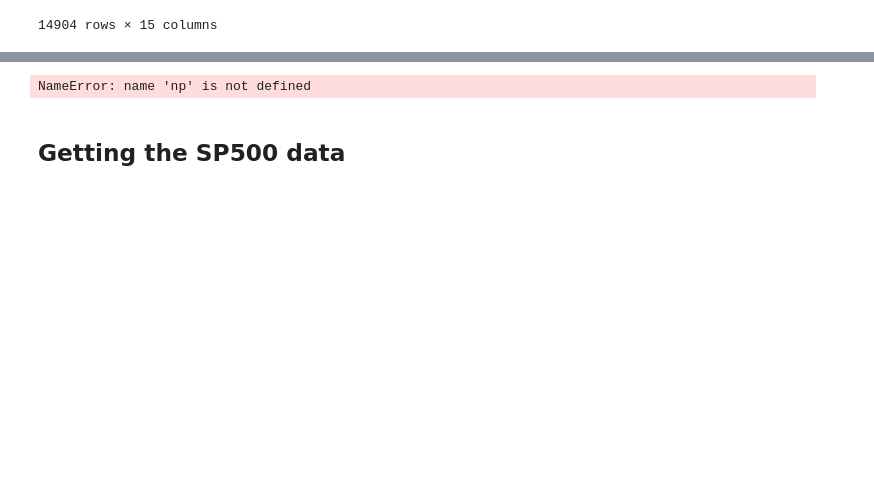
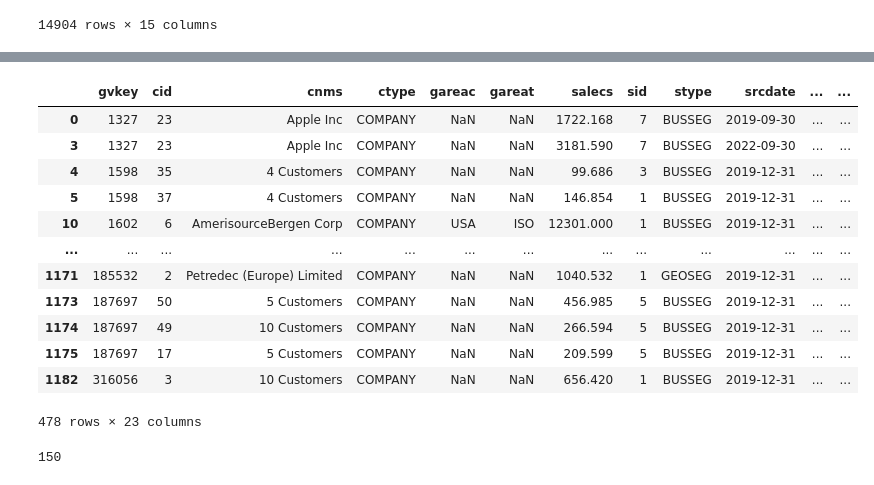
Before and after one commit to JerseyK/Final-Project_Sunset, a Jupyter notebook: data.ipynb, the cells around one changed output, grey strips where cells are left out. Saved outputs shown, nothing was run; the diff lists cells and outputs as text; code cells hidden in the pictures; blank space fills up the shorter version.

```diff
--- a/data.ipynb
+++ b/data.ipynb
@@ -64,0 +77,9 @@ merged
+# %%
+comp3 = comp3.rename(columns = {'cik': 'CIK'})
+merged = comp3.merge(sp500, on='CIK', how = 'inner')
+merged
+# %%
+#looking at the dates - see there is a filing in every month...
+merged['date'] = pd.to_datetime(merged['srcdate'])
+dates = merged.sort_values(by='srcdate')
+print(dates['srcdate'])
@@ -65,8 +99,31 @@ merged
+# %%
+start_date = '2020-01-01'
+end_date = '2021-12-31'
+filtered_df = merged.query('@start_date <= date <= @end_date')
+
+# get the indices of the filtered dates
+filtered_indices = filtered_df.index
+
+# drop the filtered dates from the original dataframe
+filtered_out_df = merged.drop(filtered_indices)
+
+filtered_out_df
+# %% [output]
+|  | gvkey | cid | cnms | ctype | gareac | gareat | salecs | sid | stype | srcdate | ... | ... |
+| 0 | 1327 | 23 | Apple Inc | COMPANY | NaN | NaN | 1722.168 | 7 | BUSSEG | 2019-09-30 | ... | ... |
+| 3 | 1327 | 23 | Apple Inc | COMPANY | NaN | NaN | 3181.590 | 7 | BUSSEG | 2022-09-30 | ... | ... |
+| 4 | 1598 | 35 | 4 Customers | COMPANY | NaN | NaN | 99.686 | 3 | BUSSEG | 2019-12-31 | ... | ... |
+| 5 | 1598 | 37 | 4 Customers | COMPANY | NaN | NaN | 146.854 | 1 | BUSSEG | 2019-12-31 | ... | ... |
+| 10 | 1602 | 6 | AmerisourceBergen Corp | COMPANY | USA | ISO | 12301.000 | 1 | BUSSEG | 2019-12-31 | ... | ... |
+| ... | ... | ... | ... | ... | ... | ... | ... | ... | ... | ... | ... | ... |
+| 1171 | 185532 | 2 | Petredec (Europe) Limited | COMPANY | NaN | NaN | 1040.532 | 1 | GEOSEG | 2019-12-31 | ... | ... |
+| 1173 | 187697 | 50 | 5 Customers | COMPANY | NaN | NaN | 456.985 | 5 | BUSSEG | 2019-12-31 | ... | ... |
+| 1174 | 187697 | 49 | 10 Customers | COMPANY | NaN | NaN | 266.594 | 5 | BUSSEG | 2019-12-31 | ... | ... |
+| 1175 | 187697 | 17 | 5 Customers | COMPANY | NaN | NaN | 209.599 | 5 | BUSSEG | 2019-12-31 | ... | ... |
+| 1182 | 316056 | 3 | 10 Customers | COMPANY | NaN | NaN | 656.420 | 1 | BUSSEG | 2019-12-31 | ... | ... |
+478 rows × 23 columns
 # %%
-merged['cnms'].unique()
 g = merged.groupby("CIK")['cnms'].apply(lambda x: list(np.unique(x)))
-g
+len(g)
 # %% [output]
-NameError: name 'np' is not defined
+150
-# %% [markdown]
-## Getting the SP500 data
```
Also changed, not shown: parts of 10 cells of this notebook, 1 other file.
